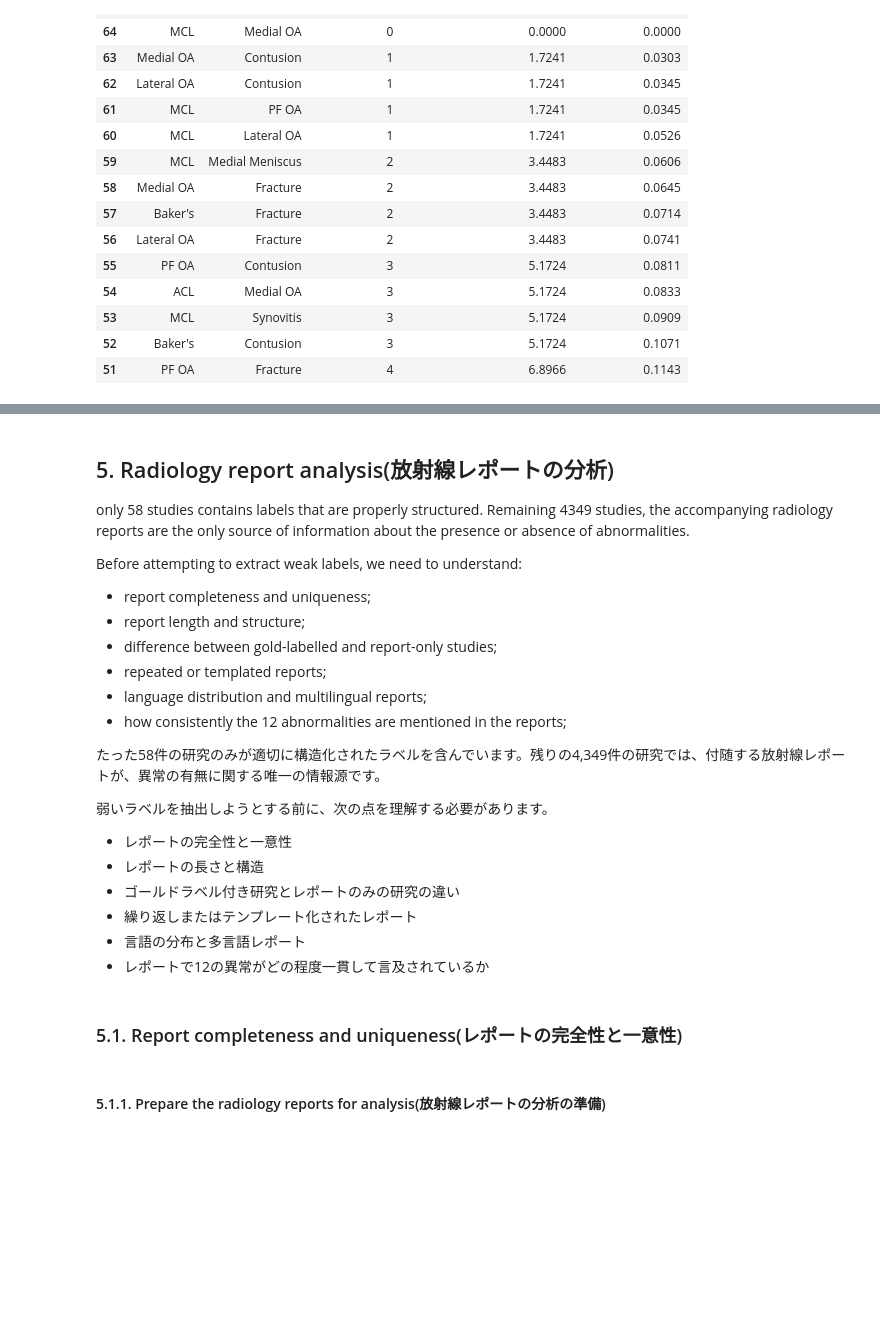
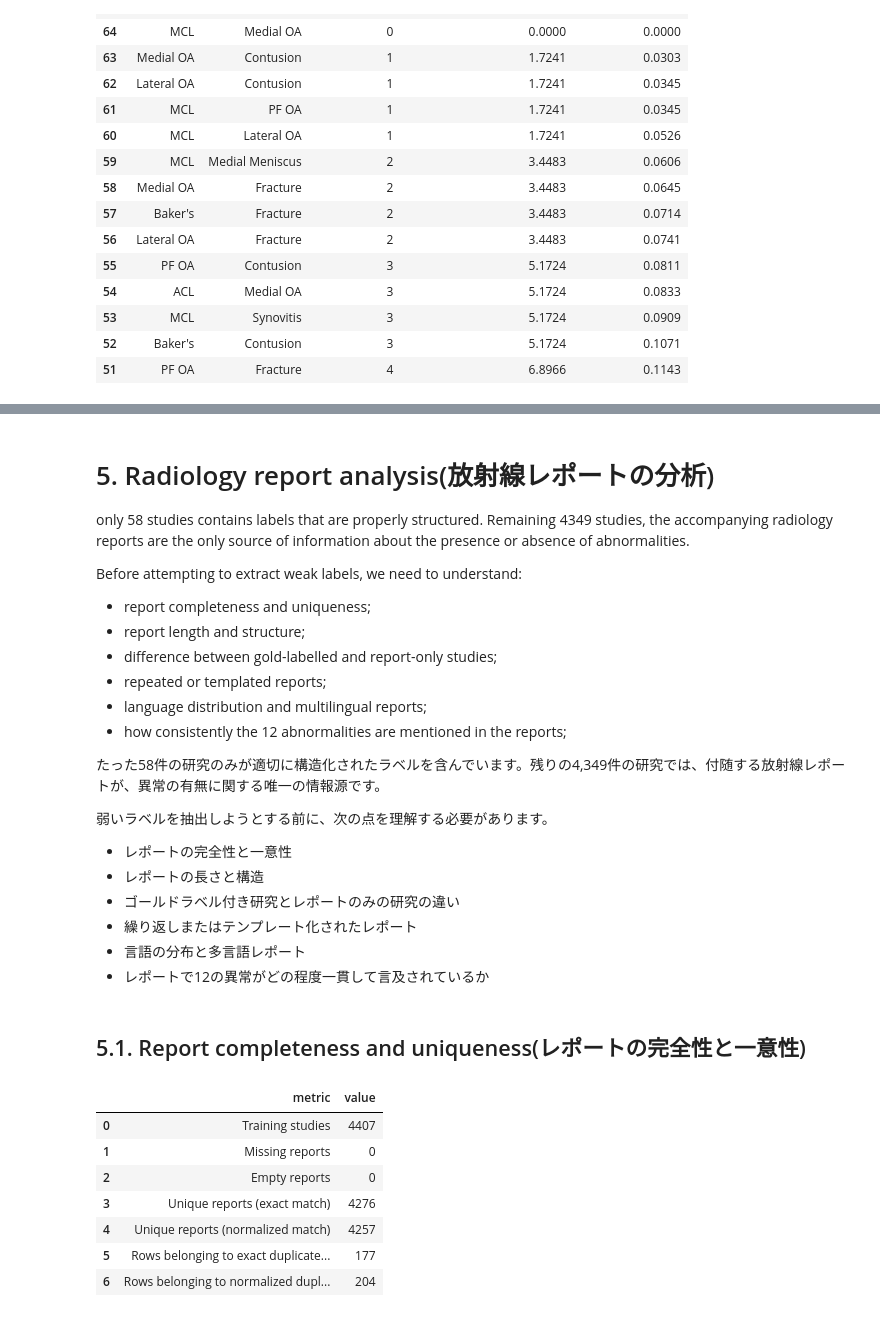
Before and after one commit to PandaDev0069/Kaggle, a Jupyter notebook: RSNA_Knee_EDA.ipynb, the cells around one changed output, grey strips where cells are left out. Saved outputs shown, nothing was run; the diff lists cells and outputs as text; code cells hidden in the pictures; blank space fills up the shorter version.

```diff
--- a/RSNA_Knee_EDA.ipynb
+++ b/RSNA_Knee_EDA.ipynb
@@ -894,7 +894,7 @@ These pairs are never observed together in the gold subset. But with only 58 stu
 
 これらの関係は探索的なものであり、58件の研究しかないため、正確または因果的な臨床関連として解釈すべきではありません。
 # %% [markdown]
-## 5. Radiology report analysis(放射線レポートの分析)
+# 5. Radiology report analysis(放射線レポートの分析)
 
 only 58 studies contains labels that are properly structured. Remaining 4349 studies, the accompanying radiology reports are the only source of information about the presence or absence of abnormalities.
 
@@ -918,9 +918,7 @@ Before attempting to extract weak labels, we need to understand:
 - 言語の分布と多言語レポート
 - レポートで12の異常がどの程度一貫して言及されているか
 # %% [markdown]
-### 5.1. Report completeness and uniqueness(レポートの完全性と一意性)
+## 5.1. Report completeness and uniqueness(レポートの完全性と一意性)
-# %% [markdown]
-#### 5.1.1. Prepare the radiology reports for analysis(放射線レポートの分析の準備)
 # %%
 # ==================================
 # 5.1.1 Prepare the radiology reports for analysis(放射線レポートの分析の準備)
@@ -953,3 +951,41 @@ report_data["exact_duplicate"] = report_data["Report"].duplicated(keep=False)
 report_data["normalized_duplicate"] = report_data["normalized_report"].duplicated(
     keep=False
 )
+# %%
+# ==================================
+# 5.1.2 Report Coverage and uniqueness(レポートのカバレッジと一意性)
+# ==================================
+
+report_coverage_summary = pd.DataFrame(
+    {
+        "metric": [
+            "Training studies",
+            "Missing reports",
+            "Empty reports",
+            "Unique reports (exact match)",
+            "Unique reports (normalized match)",
+            "Rows belonging to exact duplicate reports",
+            "Rows belonging to normalized duplicate reports",
+        ],
+        "value": [
+            len(report_data),
+            report_data["Report"].isna().sum(),
+            (report_data["Report"].fillna("") == "").sum(),
+            report_data["Report"].nunique(dropna=True),
+            report_data["normalized_report"].nunique(dropna=True),
+            report_data["exact_duplicate"].sum(),
+            report_data["normalized_duplicate"].sum(),
+        ],
+    }
+)
+
+display(report_coverage_summary)
+# %% [output]
+|  | metric | value |
+| 0 | Training studies | 4407 |
+| 1 | Missing reports | 0 |
+| 2 | Empty reports | 0 |
+| 3 | Unique reports (exact match) | 4276 |
+| 4 | Unique reports (normalized match) | 4257 |
+| 5 | Rows belonging to exact duplicate... | 177 |
+| 6 | Rows belonging to normalized dupl... | 204 |
```
Also changed, not shown: parts of 28 cells of this notebook, 1 other file.
